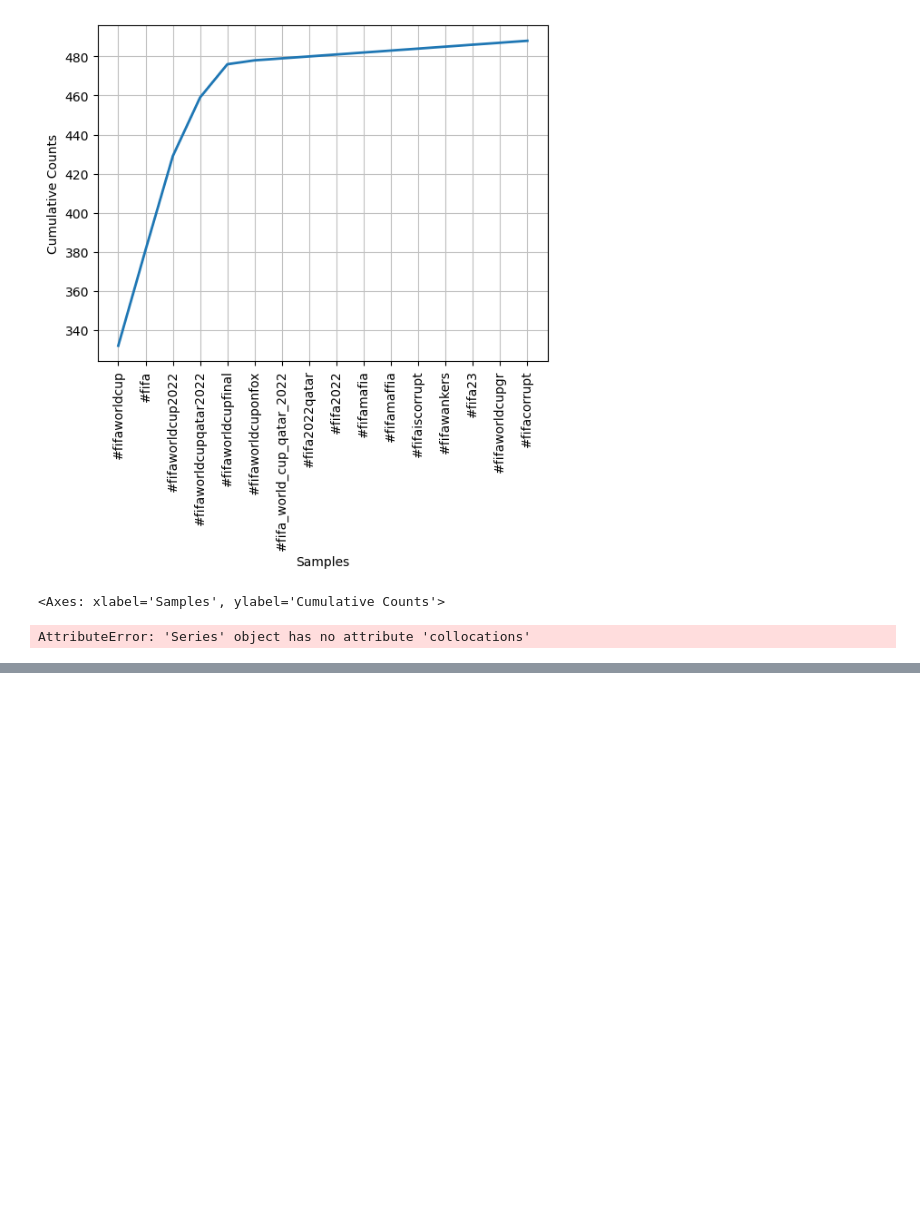
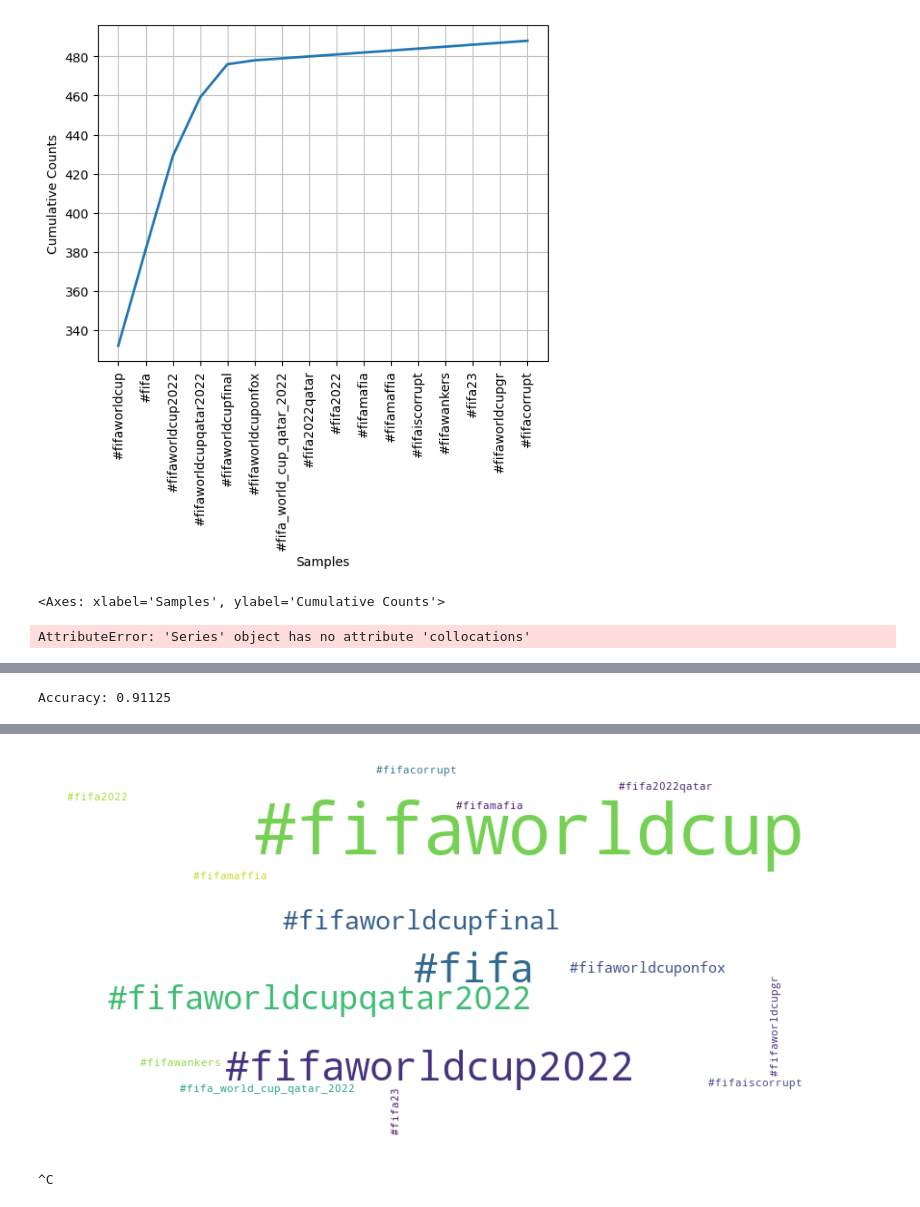
Before and after one commit to MirsadHadzic/Twitter-Data-Analysis-using-NLP, a Jupyter notebook: projectNlp.ipynb, the cells around one changed output, grey strips where cells are left out. Drawn from its saved outputs; the diff is of its cells as text; code cells hidden in the pictures; blank space fills up the shorter version.

```diff
--- a/projectNlp.ipynb
+++ b/projectNlp.ipynb
@@ -397,0 +365,64 @@ Accuracy: 0.91125
+# %%
+from sklearn.model_selection import train_test_split
+from sklearn.naive_bayes import MultinomialNB
+from sklearn.feature_extraction.text import CountVectorizer
+from sklearn.metrics import accuracy_score
+
+
+# Tokenize the text
+tokens = word_tokenize(all_text)
+
+# Create a binary classification label: 1 if the tweet contains #fifa, 0 otherwise
+df['contains_fifa'] = df['Tweet'].str.contains(r'#fifa', case=False, na=False).astype(int)
+
+# Split the data into training and testing sets
+X_train, X_test, y_train, y_test = train_test_split(df['Tweet'], df['contains_fifa'], test_size=0.2, random_state=42)
+
+# Vectorize the text data
+vectorizer = CountVectorizer(stop_words=stopwords.words('english'))
+X_train_vectorized = vectorizer.fit_transform(X_train)
+X_test_vectorized = vectorizer.transform(X_test)
+
+# Train a Naive Bayes classifier
+classifier = MultinomialNB()
+classifier.fit(X_train_vectorized, y_train)
+
+# Make predictions on the test set
+predictions = classifier.predict(X_test_vectorized)
+
+# Calculate and print accuracy
+accuracy = accuracy_score(y_test, predictions)
+print("Accuracy:", accuracy)
+# %% [output]
+Accuracy: 0.91125
+# %%
+import nltk
+from nltk import word_tokenize
+from nltk.probability import FreqDist
+import urllib.request
+from matplotlib import pyplot as plt
+from wordcloud import WordCloud
+nltk.download('punkt')
+
+# Assuming you have a CSV file named 'REF TWEETS.csv' with a 'Tweet' column
+file_path = 'C:/Users/Anes/Downloads/REF TWEETS.csv'  # Replace with the actual path to your CSV file
+df = pd.read_csv(file_path)
+
+# Extract 'Tweet' column to get all text in one string
+all_text = ' '.join(df['Tweet'].astype(str).tolist())
+
+# Use regular expression to find occurrences of #fifa and its variations
+fifa_variations = re.findall(r'#fifa\w*', all_text.lower())
+
+# Calculate the frequency distribution of filtered words
+freq_dist = FreqDist(fifa_variations)
+
+# Generate a word cloud
+wordcloud = WordCloud(width=800, height=400, background_color='white').generate_from_frequencies(freq_dist)
+
+# Plot the WordCloud image
+plt.figure(figsize=(10, 5))
+plt.imshow(wordcloud, interpolation='bilinear')
+plt.axis('off')
+plt.show()
+# %% [output]
@@ -397,0 +431,5 @@ Accuracy: 0.91125
+[figure, added]
+# %%
+!pip install wordcloud
+# %% [output]
+^C
```
Also changed, not shown: parts of 14 cells of this notebook.
